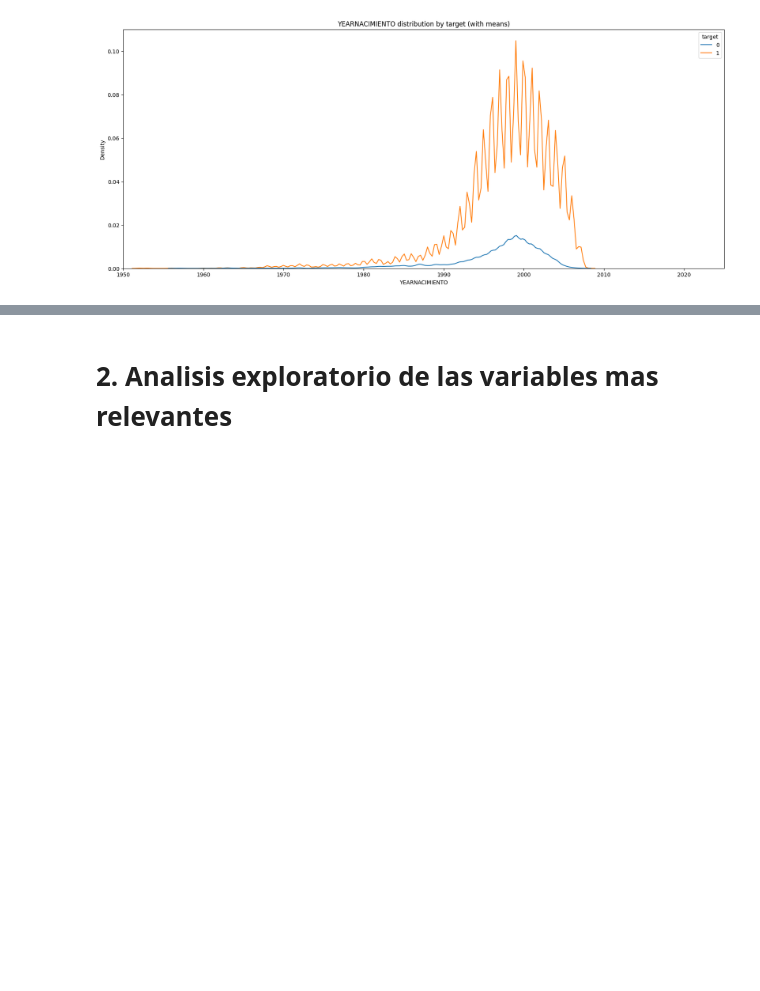
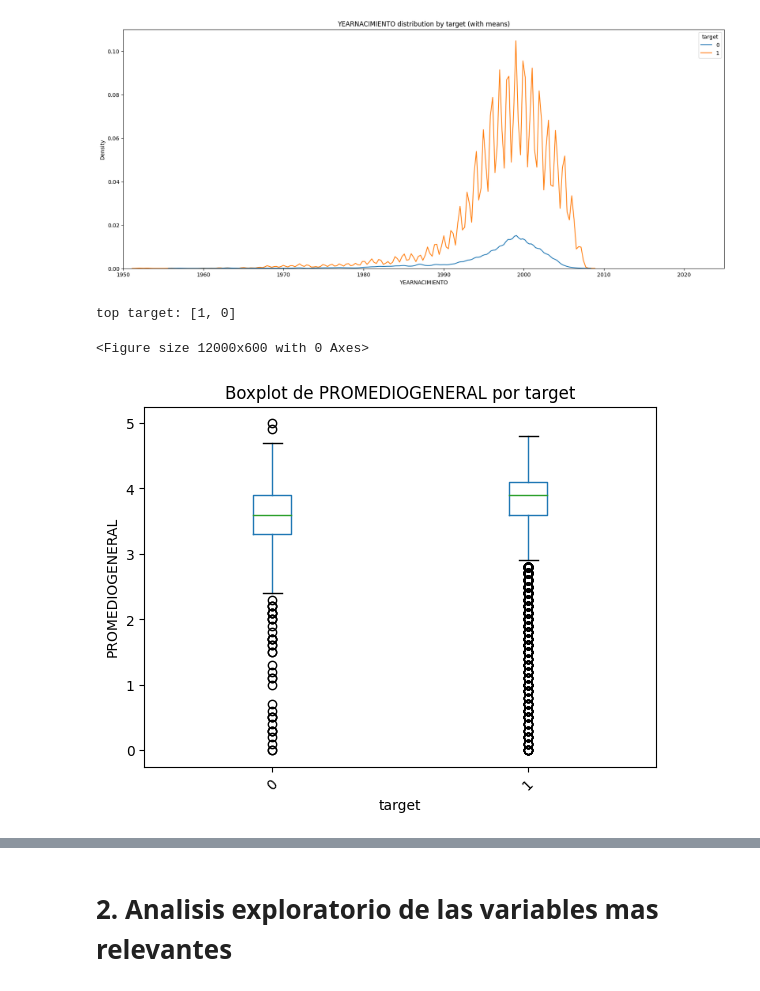
Before and after one commit to amrios80/eda-jobs, a Jupyter notebook: caoba/caoba_eda.ipynb, the cells around one changed output, grey strips where cells are left out. Cells and saved outputs as stored; diff of their text form; code cells hidden in the pictures; blank space fills up the shorter version.

```diff
--- a/caoba/caoba_eda.ipynb
+++ b/caoba/caoba_eda.ipynb
@@ -659,3 +655,25 @@ plot_continous_vars(df_bajos, cont_vars)
 line_graph(df=df_copy[ (df_copy["YEARNACIMIENTO"]>1900) & (df_copy["YEARNACIMIENTO"]<2100) ], field="target", x_var="YEARNACIMIENTO")
 # %% [output]
 [figure]
+# %%
+def comparative_boxplot(df, field, target_var="target"):
+  field_count = df[field].value_counts(dropna=False, normalize=True)
+  top = field_count.index.tolist()
+  if len(top) > 10:
+    top = top[:10]
+  print(f"top {field}:", top)
+  plt.figure(figsize=(120, 6))
+  df[df[field].isin( top )].boxplot(column= target_var , by=field, grid=False)
+  plt.title(f'Boxplot de {target_var} por {field}')
+  plt.suptitle('')  # Eliminar el título superior automático
+  plt.xlabel(field)
+  plt.ylabel(  target_var )
+
+  plt.xticks(rotation=45)
+  plt.show()
+
+comparative_boxplot(df_copy, "target","PROMEDIOGENERAL")
+# %% [output]
+top target: [1, 0]
+<Figure size 12000x600 with 0 Axes>
+[figure, added]
```
Also changed, not shown: parts of 7 cells of this notebook.
